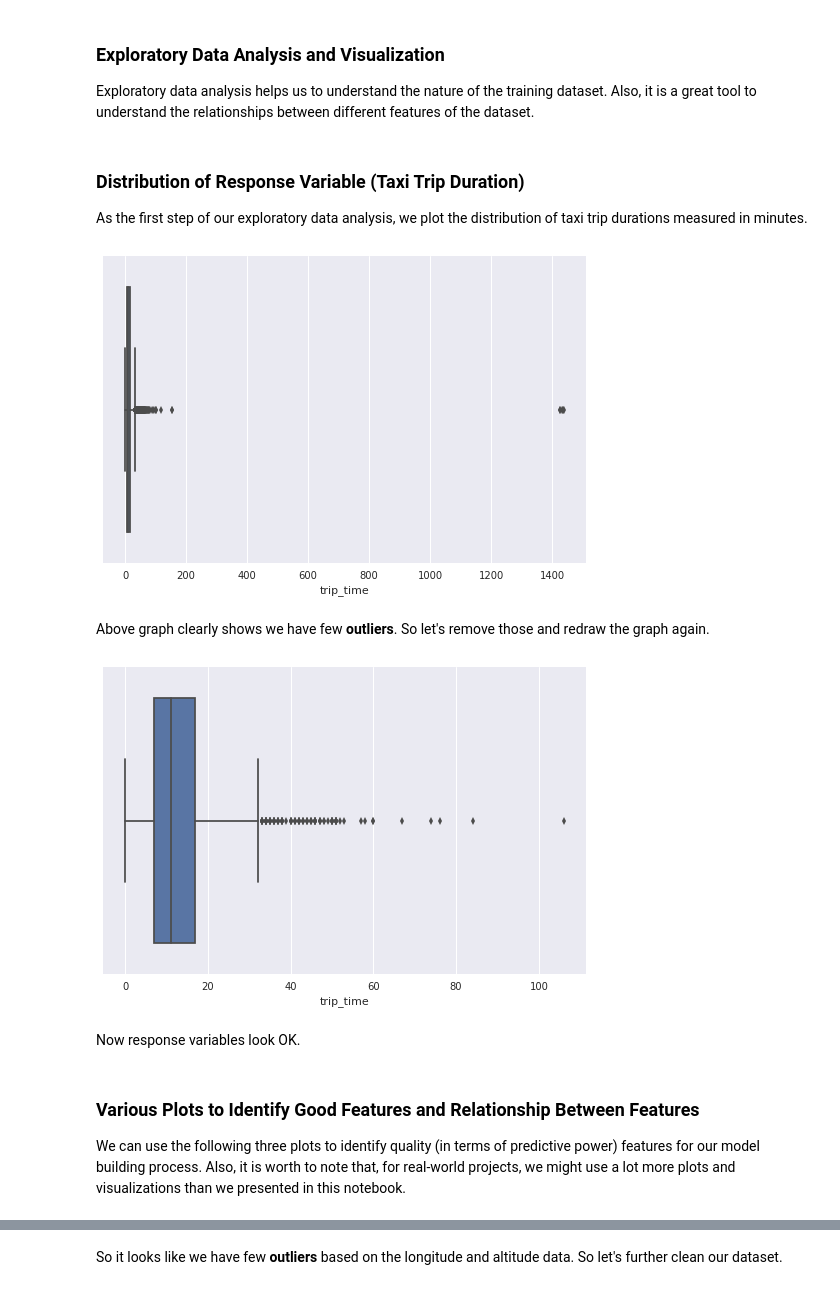
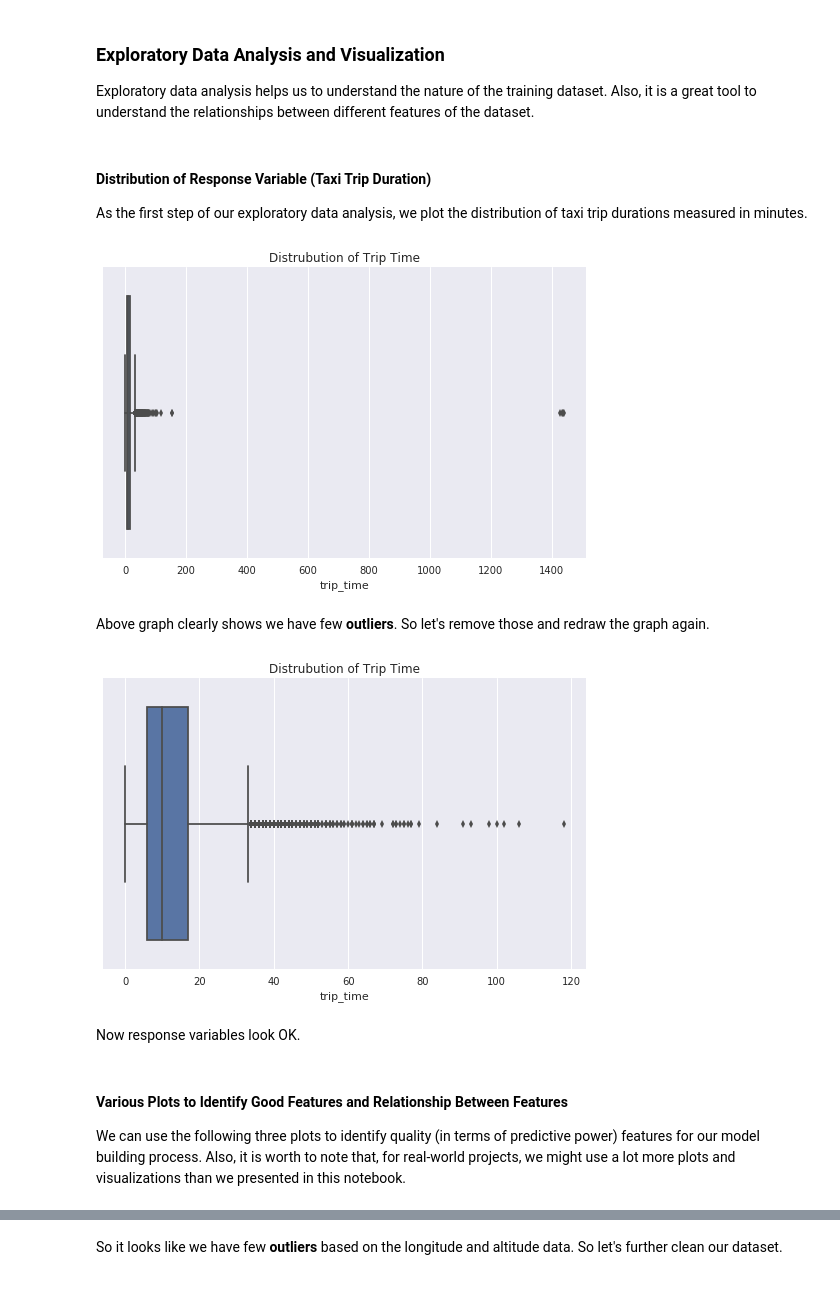
Before and after one commit to upul/WhiteBoard, a Jupyter notebook: ny_taxi/New_York_City_Taxi _Trip_Analysis.ipynb, the cells around one changed output, grey strips where cells are left out. Drawn from its saved outputs; the diff is of its cells as text; code cells hidden in the pictures.

```diff
--- a/ny_taxi/New_York_City_Taxi _Trip_Analysis.ipynb
+++ b/ny_taxi/New_York_City_Taxi _Trip_Analysis.ipynb
@@ -86,18 +93,18 @@ test['trip_time'] = test.apply(calculate_trip_duration, axis=1)
 
 Exploratory data analysis helps us to understand the nature of the training dataset. Also, it is a great tool to understand the relationships between different features of the dataset.
 # %% [markdown]
-### Distribution of  Response Variable (Taxi Trip Duration)
+#### Distribution of  Response Variable (Taxi Trip Duration)
 
 As the first step of our exploratory data analysis, we plot the distribution of taxi trip durations measured in minutes.
 # %%
 f, axes = plt.subplots(1, 1)
 f.set_size_inches(7, 5)
 
-sns.boxplot(train['trip_time'])
+sns.boxplot(train['trip_time']).set_title("Distrubution of Trip Time")
 plt.tight_layout()
 plt.show()
 # %% [output]
-[figure, old version]
+[figure, new version]
 # %% [markdown]
 Above graph clearly shows we have few **outliers**. So let's remove those and redraw the graph again.
 # %%
@@ -106,16 +113,17 @@ test = test.drop(test[test.trip_time > 120].index)
 # %%
 f, axes = plt.subplots(1, 1)
 f.set_size_inches(7, 5)
 
-sns.boxplot(test['trip_time'])
+#sns.boxplot(test['trip_time'])
+sns.boxplot(train['trip_time']).set_title("Distrubution of Trip Time")
 plt.tight_layout()
 plt.show()
 # %% [output]
-[figure, old version]
+[figure, new version]
 # %% [markdown]
 Now response variables look OK.
 # %% [markdown]
-### Various Plots to Identify Good Features and Relationship Between Features
+#### Various Plots to Identify Good Features and Relationship Between Features
 
 We can use the following three plots to identify quality (in terms of predictive power) features for our model building process. Also, it is worth to note that, for real-world projects, we might use a lot more plots and visualizations than we presented in this notebook.
 # %%
```
Also changed, not shown: parts of 35 cells of this notebook.
